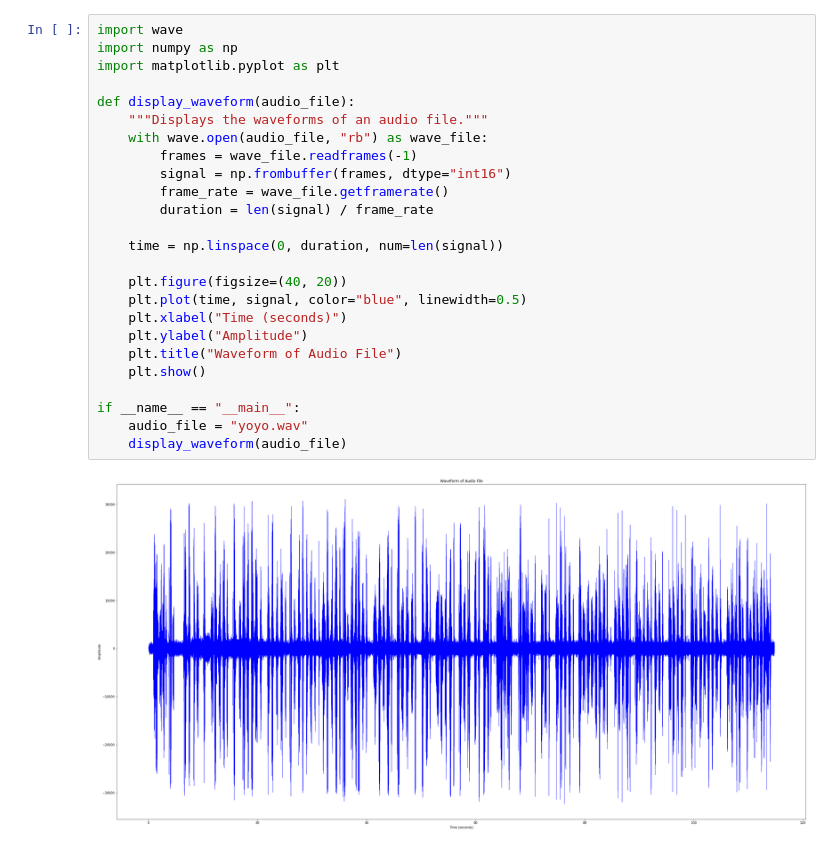
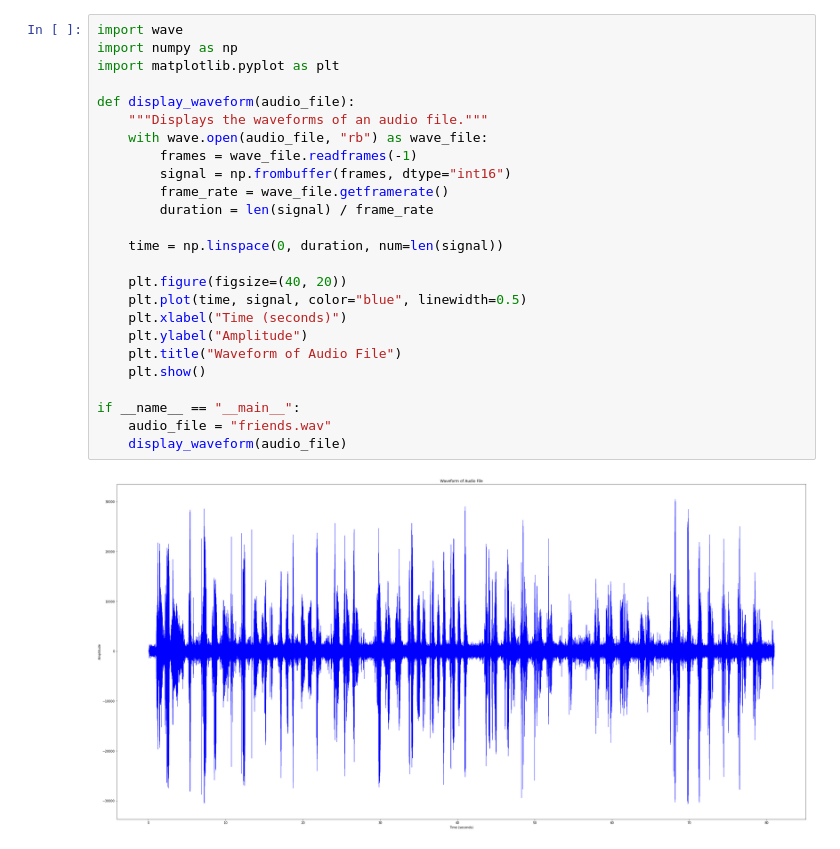
Before and after one commit to Twtamaris/project, a Jupyter notebook: cut_clips.ipynb, the cells around one changed output. Cells and saved outputs as stored; diff of their text form.

```diff
--- a/cut_clips.ipynb
+++ b/cut_clips.ipynb
@@ -95,30 +102,30 @@ RequestError: recognition connection failed: [Errno 11001] getaddrinfo failed
 # %%
 import wave
 import numpy as np
 import matplotlib.pyplot as plt
 
 def display_waveform(audio_file):
     """Displays the waveforms of an audio file."""
     with wave.open(audio_file, "rb") as wave_file:
         frames = wave_file.readframes(-1)
         signal = np.frombuffer(frames, dtype="int16")
         frame_rate = wave_file.getframerate()
         duration = len(signal) / frame_rate
 
     time = np.linspace(0, duration, num=len(signal))
 
     plt.figure(figsize=(40, 20))
     plt.plot(time, signal, color="blue", linewidth=0.5)
     plt.xlabel("Time (seconds)")
     plt.ylabel("Amplitude")
     plt.title("Waveform of Audio File")
     plt.show()
 
 if __name__ == "__main__":
-    audio_file = "yoyo.wav"
+    audio_file = "friends.wav"
     display_waveform(audio_file)
 # %% [output]
-[figure, old version]
+[figure, new version]
 # %%
 import speech_recognition as sr
 from pydub import AudioSegment
```
Also changed, not shown: parts of 3 cells of this notebook, 3 other files.
